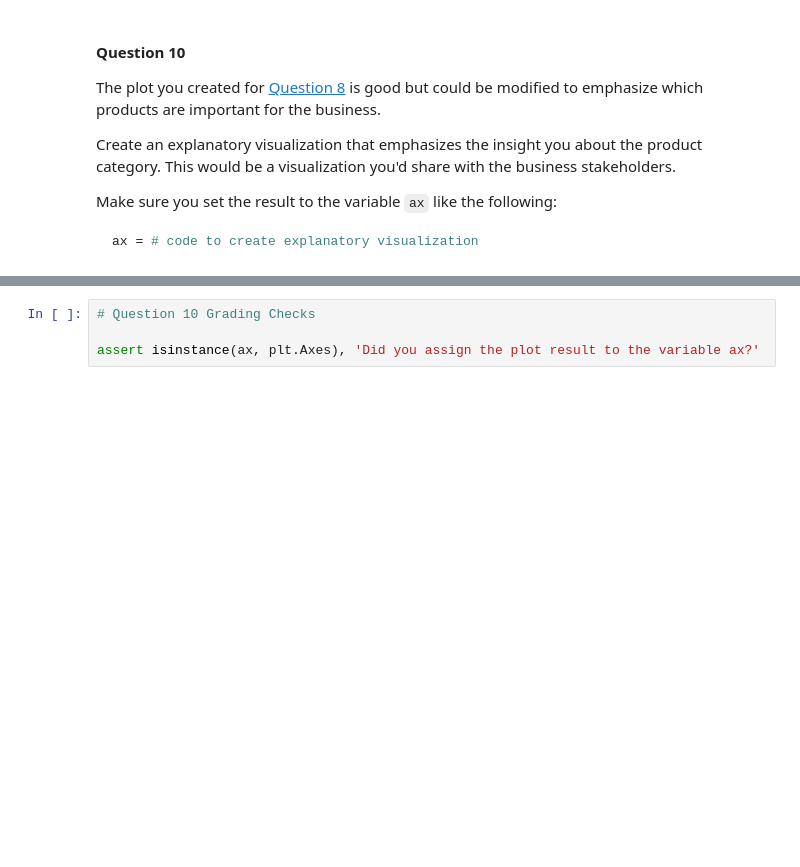
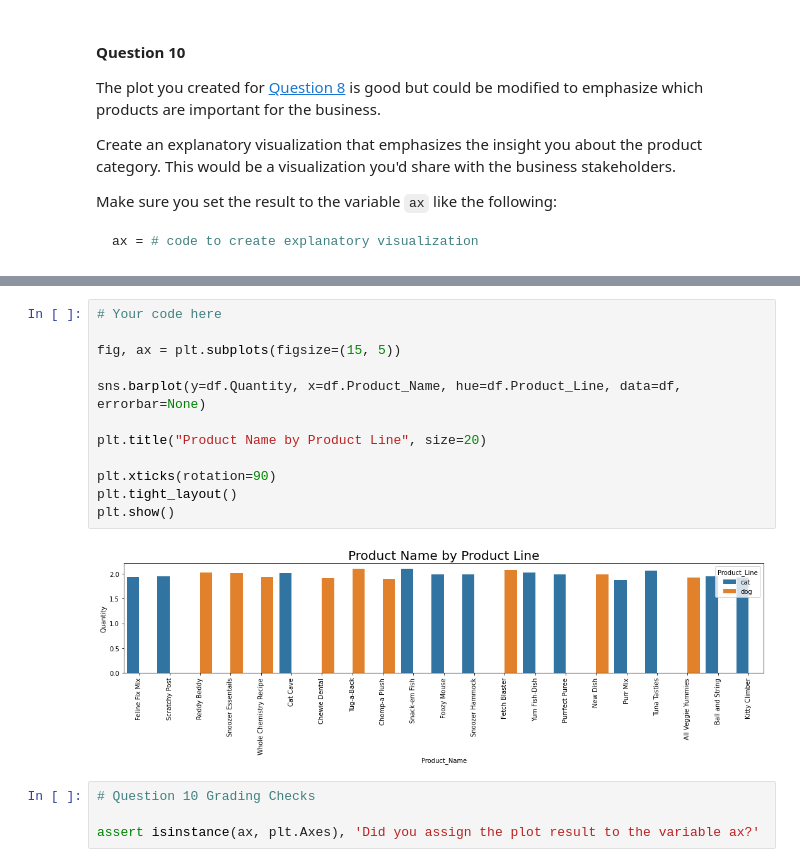
Before and after one commit to dennislamcv1/MetaMarketingAnalytics, a Jupyter notebook: Python Data Analytics/full_osemn.ipynb, the cells around one changed output, grey strips where cells are left out. Saved outputs shown, nothing was run; the diff lists cells and outputs as text; blank space fills up the shorter version.

```diff
--- a/Python Data Analytics/full_osemn.ipynb
+++ b/Python Data Analytics/full_osemn.ipynb
@@ -232,3 +556,17 @@ ax = # code to create explanatory visualization
+# %%
+# Your code here
+
+fig, ax = plt.subplots(figsize=(15, 5))
+
+sns.barplot(y=df.Quantity, x=df.Product_Name, hue=df.Product_Line, data=df, errorbar=None)
+
+plt.title("Product Name by Product Line", size=20)
+
+plt.xticks(rotation=90)
+plt.tight_layout()
+plt.show()
+# %% [output]
+[figure, added]
 # %%
 # Question 10 Grading Checks
 
```
Also changed, not shown: parts of 48 cells of this notebook, 8 other files.
